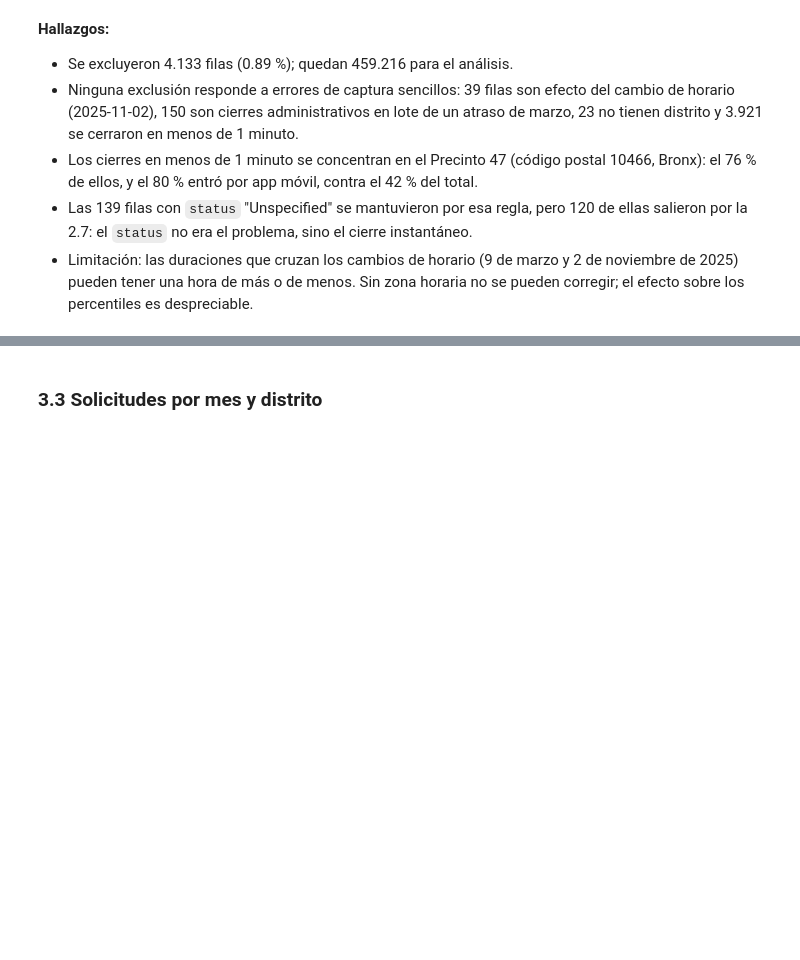
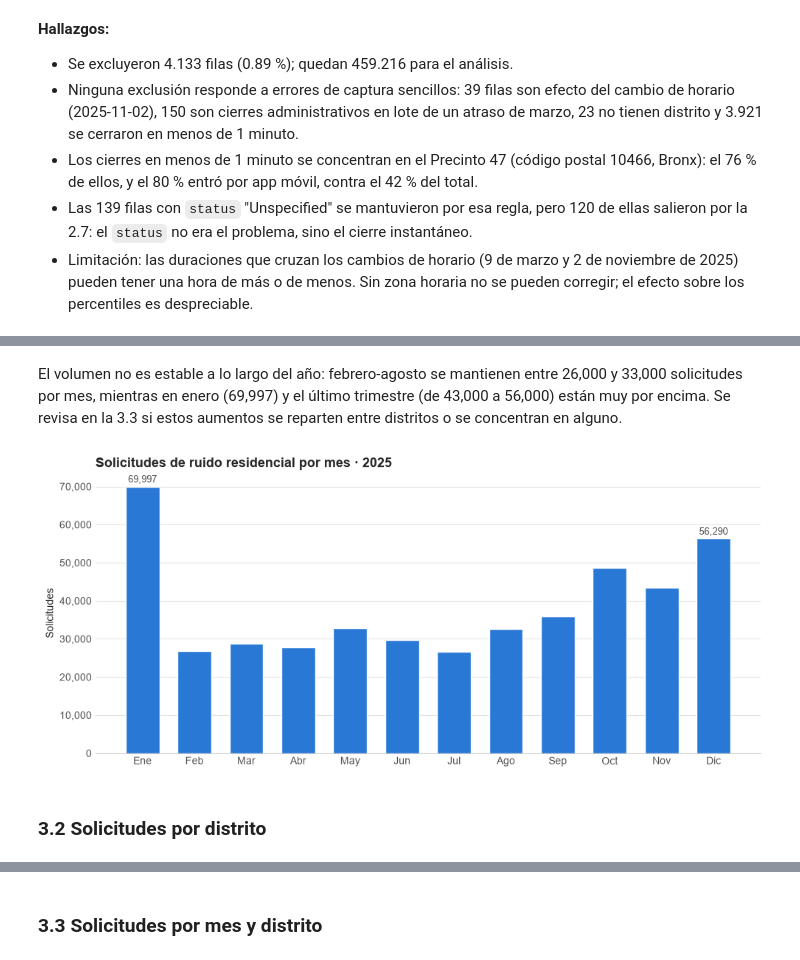
Before and after one commit to juniorejm/nyc311-operational-analytics, a Jupyter notebook: notebooks/1.0-jej-eda-tiempos-cierre.ipynb, the cells around one changed output, grey strips where cells are left out. Drawn from its saved outputs; the diff is of its cells as text; code cells hidden in the pictures; blank space fills up the shorter version.

Commit message:
EDA: Analisis de volumen y hallazgo de reportes masivos en el 10466 (seccion 3)

```diff
--- a/notebooks/1.0-jej-eda-tiempos-cierre.ipynb
+++ b/notebooks/1.0-jej-eda-tiempos-cierre.ipynb
@@ -364,0 +360,11 @@ Describir cómo se distribuye el volumen en el tiempo y entre distritos, e inves
+# %%
+por_mes = conn.sql("""
+        SELECT
+            created_month,
+            COUNT(*) AS total_filas
+        FROM df
+        GROUP BY created_month
+        order by created_month ASC
+    """).df()
+
+por_mes
@@ -364,0 +385,61 @@ Describir cómo se distribuye el volumen en el tiempo y entre distritos, e inves
+# %% [markdown]
+El volumen no es estable a lo largo del año: febrero-agosto se mantienen entre 26,000 y 33,000 solicitudes por mes, mientras en enero (69,997) y el último trimestre (de 43,000 a 56,000) están muy por encima. Se revisa en la 3.3 si estos aumentos se reparten entre distritos o se concentran en alguno.
+# %%
+import matplotlib.ticker as mticker
+
+meses = [
+    "Ene",
+    "Feb",
+    "Mar",
+    "Abr",
+    "May",
+    "Jun",
+    "Jul",
+    "Ago",
+    "Sep",
+    "Oct",
+    "Nov",
+    "Dic",
+]
+
+fig, ax = plt.subplots(figsize=(10, 4.5))
+
+ax.bar(meses, por_mes["total_filas"], color="#2a78d6", width=0.65)
+
+# Etiquetas solo en los meses que se comentan en el texto
+for mes in ["Ene", "Dic"]:
+    i = meses.index(mes)
+    valor = por_mes["total_filas"].iloc[i]
+    ax.annotate(
+        f"{valor:,}",
+        (i, valor),
+        xytext=(0, 4),
+        textcoords="offset points",
+        ha="center",
+        fontsize=9,
+        color="#52514e",
+    )
+
+ax.set_title(
+    "Solicitudes de ruido residencial por mes · 2025",
+    loc="left",
+    fontsize=13,
+    fontweight="bold",
+)
+ax.set_ylabel("Solicitudes")
+ax.yaxis.set_major_formatter(mticker.StrMethodFormatter("{x:,.0f}"))
+
+# Ejes y cuadrícula discretos: los datos son lo que destaca
+ax.spines[["top", "right", "left"]].set_visible(False)
+ax.grid(axis="x", visible=False)
+ax.grid(axis="y", color="#e5e4e0", linewidth=0.8)
+ax.tick_params(axis="both", length=0, labelcolor="#52514e")
+ax.set_axisbelow(True)
+
+plt.tight_layout()
+plt.savefig(FIGURES_DIR / "3.1-solicitudes-por-mes.png", dpi=150, bbox_inches="tight")
+plt.show()
+# %% [output]
+[figure, added]
+# %% [markdown]
+### 3.2 Solicitudes por distrito
```
Also changed, not shown: parts of 27 cells of this notebook.
